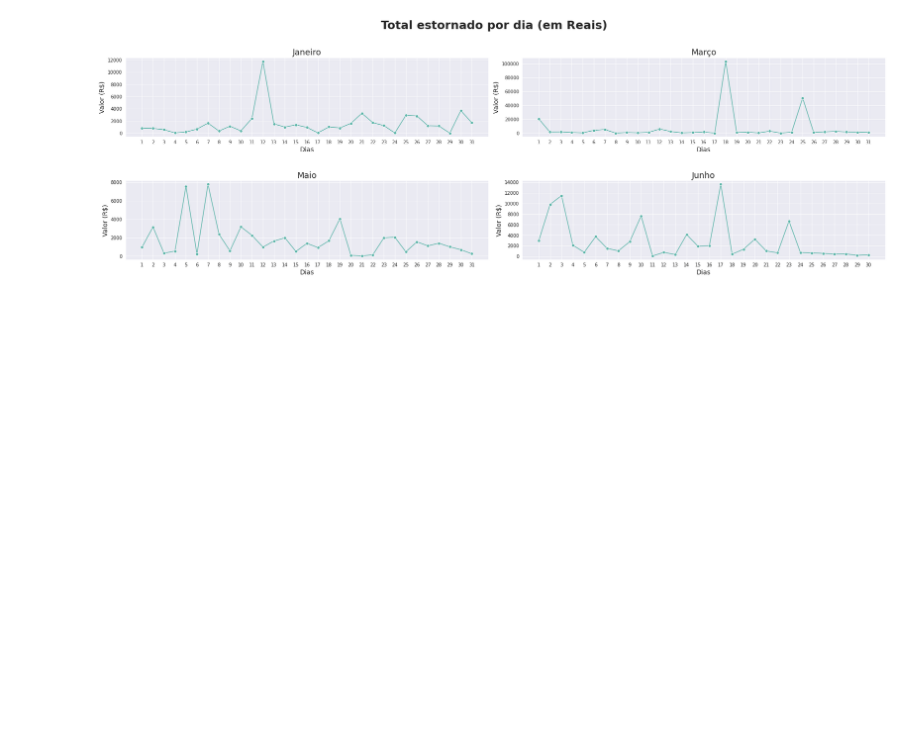
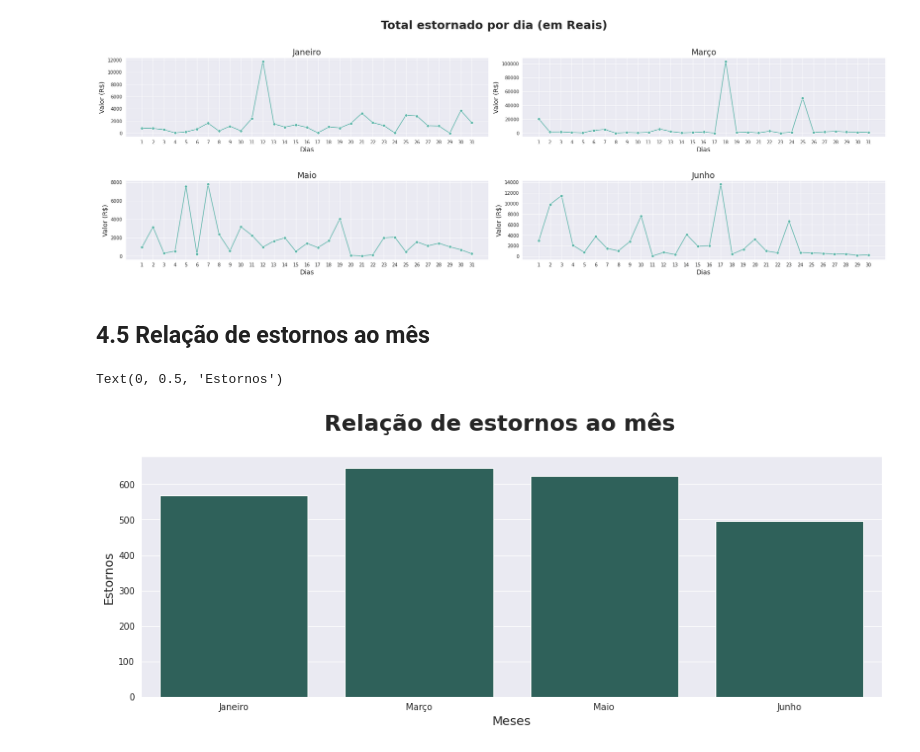
Before and after one commit to strawndri/slaviero-suct-data-analysis, a Jupyter notebook: Notebooks/analise_estornos.ipynb, the cells around one changed output. Drawn from its saved outputs; the diff is of its cells as text; code cells hidden in the pictures; blank space fills up the shorter version.

Commit message:
Relação de estornos ao mês (gráfico)

```diff
--- a/Notebooks/analise_estornos.ipynb
+++ b/Notebooks/analise_estornos.ipynb
@@ -340,3 +340,20 @@ comparar_graficos(tipo_grafico = 'lineplot', x = 'dias', y = 'total',
                   data = lista_dfs)
 # %% [output]
 [figure]
+# %% [markdown]
+## 4.5 Relação de estornos ao mês
+# %%
+total_estornos = []
+
+for i, item in enumerate(datasets):
+  total_estornos.append(len(item))
+
+df = pd.DataFrame({'mês': meses, 'total': total_estornos})
+# %%
+configurar_plot(15, 5, 'Relação de estornos ao mês', 1.02)
+ax = sns.barplot(x='mês', y='total', palette = [paleta_cores[9]], data = df)
+ax.set_xlabel('Meses', fontsize = 14)
+ax.set_ylabel('Estornos', fontsize = 14)
+# %% [output]
+Text(0, 0.5, 'Estornos')
+[figure, added]
```
Also changed, not shown: parts of 2 cells of this notebook.
